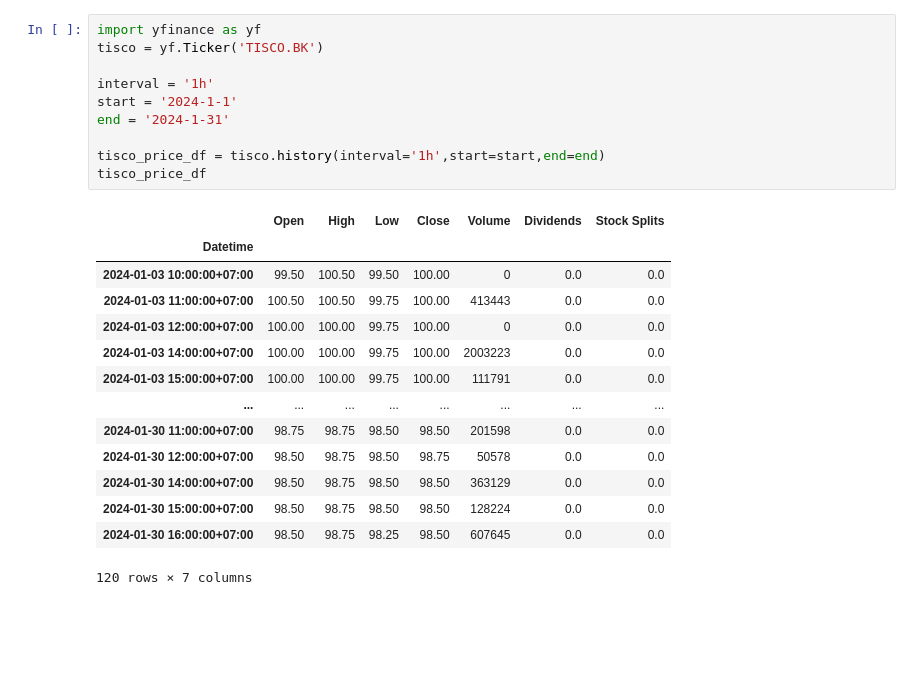
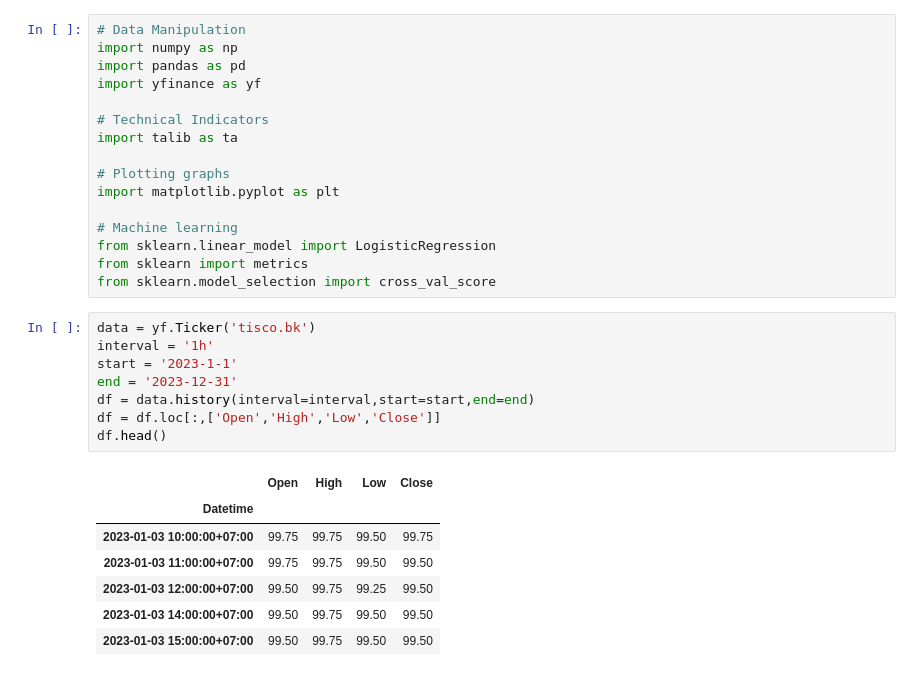
Before and after one commit to Jeniejean/ML, a Jupyter notebook: TISCO_Stock_Price_Prediction_6610422019_Nutthida_Yotaprasert.ipynb, the cells around one changed output. Cells and saved outputs as stored; diff of their text form; blank space fills up the shorter version.

```diff
--- a/TISCO_Stock_Price_Prediction_6610422019_Nutthida_Yotaprasert.ipynb
+++ b/TISCO_Stock_Price_Prediction_6610422019_Nutthida_Yotaprasert.ipynb
@@ -27,25 +36,32 @@ Requirement already satisfied: certifi>=2017.4.17 in /usr/local/lib/python3.10/d
+# %%
+# Data Manipulation
+import numpy as np
+import pandas as pd
+import yfinance as yf
+
+# Technical Indicators
+import talib as ta
+
+# Plotting graphs
+import matplotlib.pyplot as plt
+
+# Machine learning
+from sklearn.linear_model import LogisticRegression
+from sklearn import metrics
+from sklearn.model_selection import cross_val_score
 # %%
-import yfinance as yf
-tisco = yf.Ticker('TISCO.BK')
-
+data = yf.Ticker('tisco.bk')
 interval = '1h'
-start = '2024-1-1'
-end = '2024-1-31'
-
-tisco_price_df = tisco.history(interval='1h',start=start,end=end)
-tisco_price_df
+start = '2023-1-1'
+end = '2023-12-31'
+df = data.history(interval=interval,start=start,end=end)
+df = df.loc[:,['Open','High','Low','Close']]
+df.head()
 # %% [output]
-|  | Open | High | Low | Close | Volume | Dividends | Stock Splits |
-| Datetime |  |  |  |  |  |  |  |
-| 2024-01-03 10:00:00+07:00 | 99.50 | 100.50 | 99.50 | 100.00 | 0 | 0.0 | 0.0 |
-| 2024-01-03 11:00:00+07:00 | 100.50 | 100.50 | 99.75 | 100.00 | 413443 | 0.0 | 0.0 |
-| 2024-01-03 12:00:00+07:00 | 100.00 | 100.00 | 99.75 | 100.00 | 0 | 0.0 | 0.0 |
-| 2024-01-03 14:00:00+07:00 | 100.00 | 100.00 | 99.75 | 100.00 | 2003223 | 0.0 | 0.0 |
-| 2024-01-03 15:00:00+07:00 | 100.00 | 100.00 | 99.75 | 100.00 | 111791 | 0.0 | 0.0 |
-| ... | ... | ... | ... | ... | ... | ... | ... |
-| 2024-01-30 11:00:00+07:00 | 98.75 | 98.75 | 98.50 | 98.50 | 201598 | 0.0 | 0.0 |
-| 2024-01-30 12:00:00+07:00 | 98.50 | 98.75 | 98.50 | 98.75 | 50578 | 0.0 | 0.0 |
-| 2024-01-30 14:00:00+07:00 | 98.50 | 98.75 | 98.50 | 98.50 | 363129 | 0.0 | 0.0 |
-| 2024-01-30 15:00:00+07:00 | 98.50 | 98.75 | 98.50 | 98.50 | 128224 | 0.0 | 0.0 |
-| 2024-01-30 16:00:00+07:00 | 98.50 | 98.75 | 98.25 | 98.50 | 607645 | 0.0 | 0.0 |
+|  | Open | High | Low | Close |
+| Datetime |  |  |  |  |
+| 2023-01-03 10:00:00+07:00 | 99.75 | 99.75 | 99.50 | 99.75 |
+| 2023-01-03 11:00:00+07:00 | 99.75 | 99.75 | 99.50 | 99.50 |
+| 2023-01-03 12:00:00+07:00 | 99.50 | 99.75 | 99.25 | 99.50 |
+| 2023-01-03 14:00:00+07:00 | 99.50 | 99.75 | 99.50 | 99.50 |
+| 2023-01-03 15:00:00+07:00 | 99.50 | 99.75 | 99.50 | 99.50 |
-120 rows × 7 columns
```
Also changed, not shown: parts of 21 cells of this notebook.
